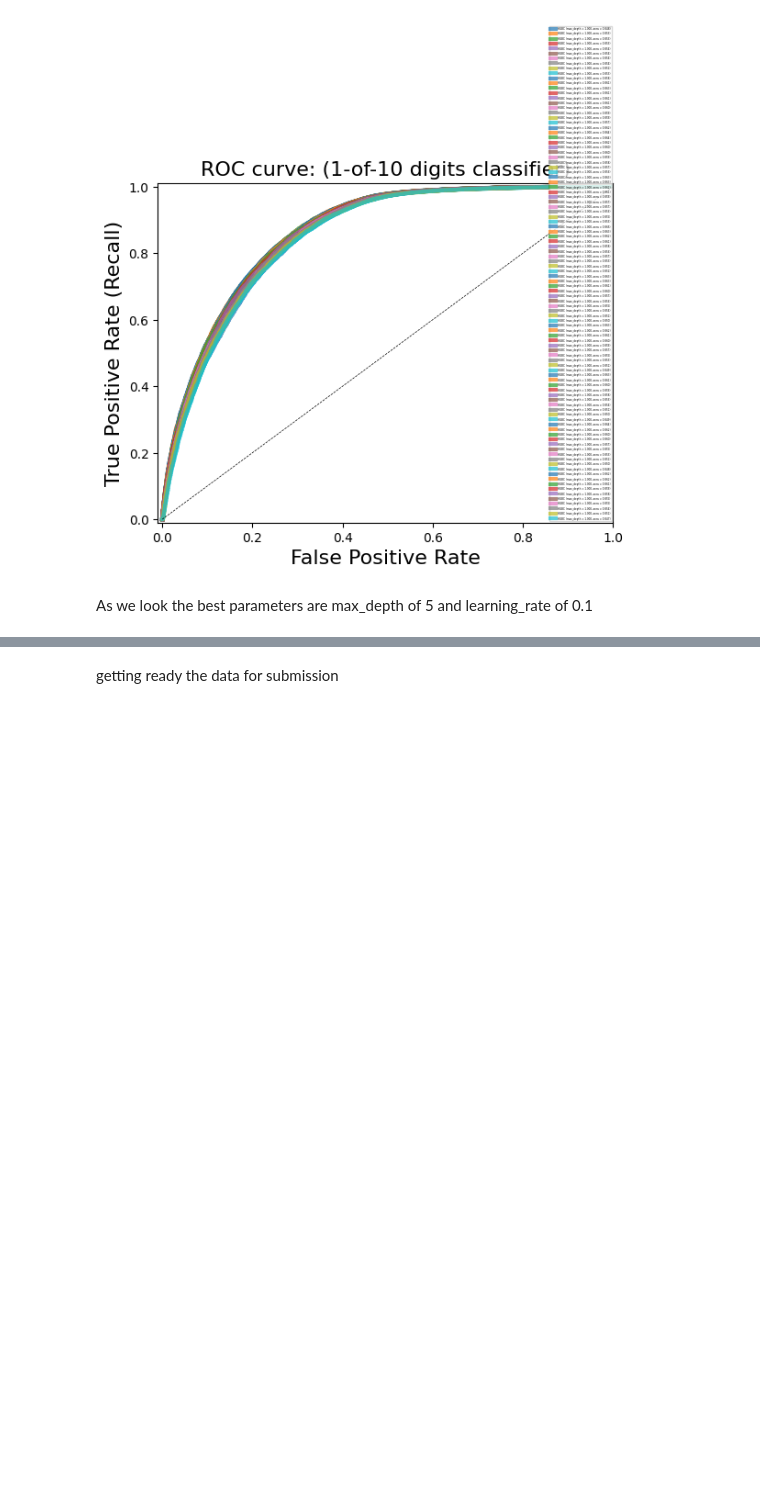
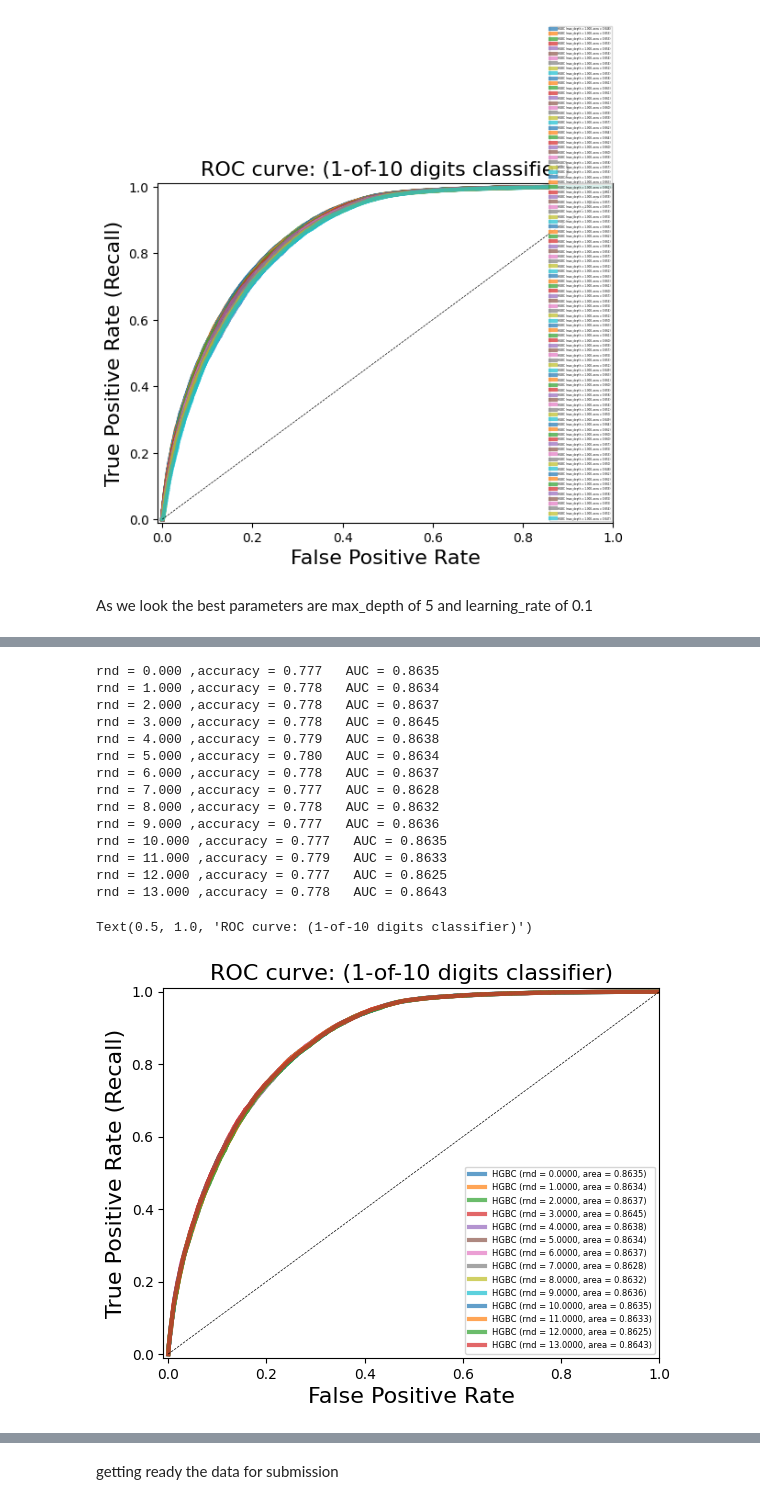
Before and after one commit to I-STALKER-I/Binary-Prediction-of-Smoker-Status-using-Bio-Signals, a Jupyter notebook: model.ipynb, the cells around one changed output, grey strips where cells are left out. Drawn from its saved outputs; the diff is of its cells as text; code cells hidden in the pictures; blank space fills up the shorter version.

```diff
--- a/model.ipynb
+++ b/model.ipynb
@@ -236,0 +305,38 @@ hgclf = HistGradientBoostingClassifier(max_depth=5,learning_rate=0.1,max_iter=30
+# %%
+plt.figure()
+plt.xlim([-0.01, 1.00])
+plt.ylim([-0.01, 1.01])
+for rnd in [0,1,2,3,4,5,6,7,8,9,10,11,12,13] :
+        hgclf = HistGradientBoostingClassifier(max_depth=5,learning_rate=0.1,max_iter=400,min_samples_leaf=30,random_state=rnd).fit(X_train_scaled,y_train)
+        y_score_hgc = hgclf.decision_function(X_test_scaled)
+        fpr_hgc, tpr_hgc, _ = roc_curve(y_test, y_score_hgc)
+        roc_auc_hgc = auc(fpr_hgc, tpr_hgc)
+        accuracy_hgc = hgclf.score(X_test_scaled, y_test)
+        print("rnd = {:.3f} ,accuracy = {:.3f}   AUC = {:.4f}".format(rnd, accuracy_hgc,
+                                                                    roc_auc_hgc))
+        plt.plot(fpr_hgc, tpr_hgc, lw=3, alpha=0.7,
+             label='HGBC (rnd = {:0.4f}, area = {:0.4f})'.format(rnd, roc_auc_hgc))
+
+plt.xlabel('False Positive Rate', fontsize=16)
+plt.ylabel('True Positive Rate (Recall)', fontsize=16)
+plt.plot([0, 1], [0, 1], color='k', lw=0.5, linestyle='--')
+plt.legend(loc="lower right", fontsize=6)
+plt.title('ROC curve: (1-of-10 digits classifier)', fontsize=16)
+#plt.axes().set_aspect('equal')
+# %% [output]
+rnd = 0.000 ,accuracy = 0.777   AUC = 0.8635
+rnd = 1.000 ,accuracy = 0.778   AUC = 0.8634
+rnd = 2.000 ,accuracy = 0.778   AUC = 0.8637
+rnd = 3.000 ,accuracy = 0.778   AUC = 0.8645
+rnd = 4.000 ,accuracy = 0.779   AUC = 0.8638
+rnd = 5.000 ,accuracy = 0.780   AUC = 0.8634
+rnd = 6.000 ,accuracy = 0.778   AUC = 0.8637
+rnd = 7.000 ,accuracy = 0.777   AUC = 0.8628
+rnd = 8.000 ,accuracy = 0.778   AUC = 0.8632
+rnd = 9.000 ,accuracy = 0.777   AUC = 0.8636
+rnd = 10.000 ,accuracy = 0.777   AUC = 0.8635
+rnd = 11.000 ,accuracy = 0.779   AUC = 0.8633
+rnd = 12.000 ,accuracy = 0.777   AUC = 0.8625
+rnd = 13.000 ,accuracy = 0.778   AUC = 0.8643
+Text(0.5, 1.0, 'ROC curve: (1-of-10 digits classifier)')
+[figure, added]
```
Also changed, not shown: parts of 6 cells of this notebook, 1 other file.
